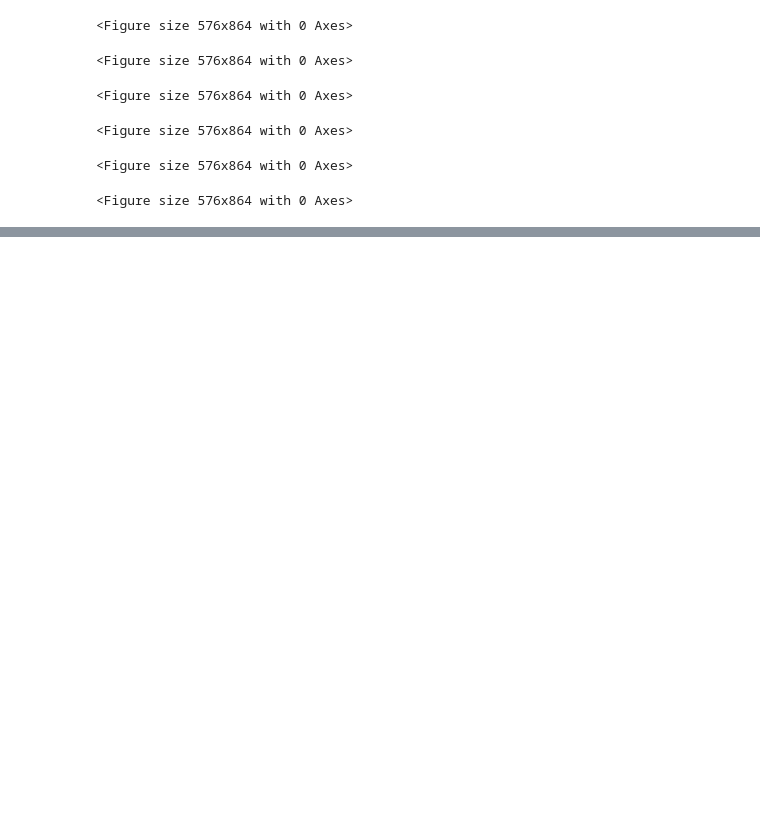
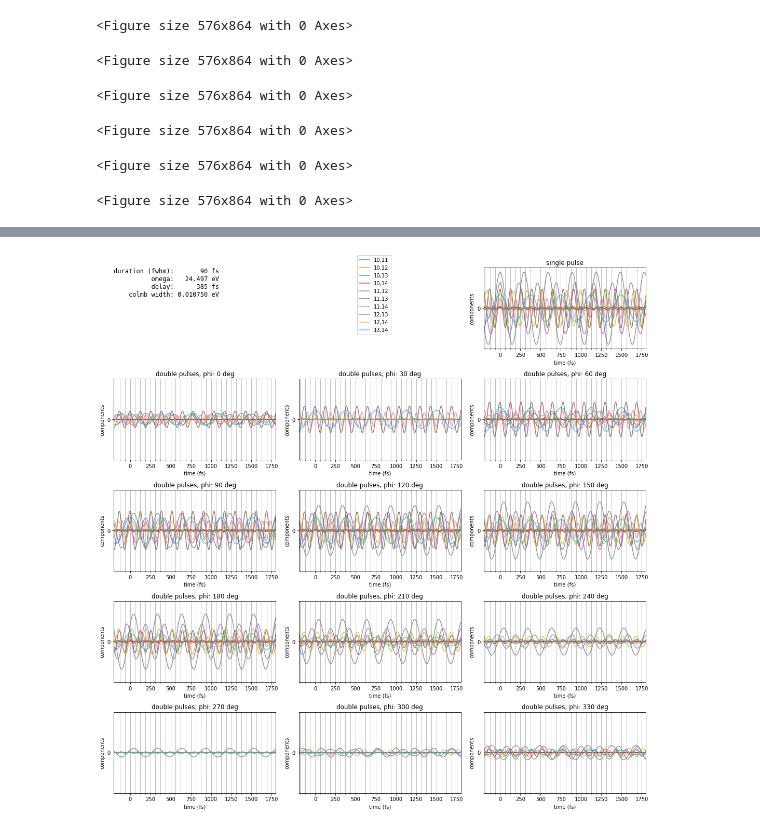
Before and after one commit to DaehyunPY/FERMI_20149100, a Jupyter notebook: Notebooks/he_doublepls_n11,14m4scan.ipynb, the cells around one changed output, grey strips where cells are left out. Drawn from its saved outputs; the diff is of its cells as text; code cells hidden in the pictures; blank space fills up the shorter version.

```diff
--- a/Notebooks/he_doublepls_n11,14m4scan.ipynb
+++ b/Notebooks/he_doublepls_n11,14m4scan.ipynb
@@ -242,0 +364,64 @@ for phi in range(0, 360, 30):
+# %%
+def plotme(t, k, wave):
+    wavesq = wave(t)
+    n = wave.target_nlev
+
+    plt.xlabel("time (fs)")
+    plt.ylabel("components")
+    for i, j in combinations(
+                np.argwhere((10<=n) & (n<=14)).reshape(-1), 2
+            ):
+        plt.plot(to_femto_sec(t), wavesq[:, i, j], alpha=0.8, label=f'{n[i]},{n[j]}')
+    plt.xlim(to_femto_sec(t[0]), to_femto_sec(t[-1]))
+    plt.ylim(-3e-11, 3e-11)
+    plt.yticks([0], [0])
+    plt.minorticks_on()
+    plt.grid(True, which='both')
+    # plt.legend(loc='upper left', framealpha=1, ncol=1)
+
+
+plt.figure(figsize=(15,15))
+wave = HeWavePackets.in_experimental_units(
+    **{
+        **params,
+        'dt': 0,  # fs, 0 fs for single pulse, experimental limit is 200--600 fs (0.02--0.007 eV)
+        'phi': 0,  # deg
+    }
+)
+
+# fig1-1
+plt.subplot(5,3,1)
+plt.text(
+    0, 1,
+    f"duration (fwhm): {params['sigma']:>8.0f} fs\n"
+    f"          omega: {params['k0']:>8.3f} eV\n"
+    f"          delay: {params['dt']:>8.0f} fs\n"
+    f"    colmb width: {to_electron_volt(2*np.pi/in_femto_sec(params['dt'])):>8.6f} eV",
+    fontsize='large', family='monospace', ha='left', va='top'
+)
+plt.xlim(0, 1)
+plt.ylim(0, 1)
+plt.axis('off')
+
+plt.subplot(5,3,3)
+plt.title('single pulse')
+plotme(t, k, wave)
+plt.figlegend(loc='upper center', framealpha=1, ncol=1)
+
+for i, phi in enumerate(range(0, 360, 30)):
+    wave = HeWavePackets.in_experimental_units(
+        **{
+            **params,
+            'phi': phi,  # deg
+        }
+    )
+
+    # fig1-1
+    plt.subplot(5,3,i+4)
+    plt.title(f'double pulses, phi: {phi} deg')
+    plotme(t, k, wave)
+plt.tight_layout()
+plt.savefig('summary3.png')
+plt.show()
+# %% [output]
+[figure, added]
```
Also changed, not shown: parts of 7 cells of this notebook, 1 other file.
